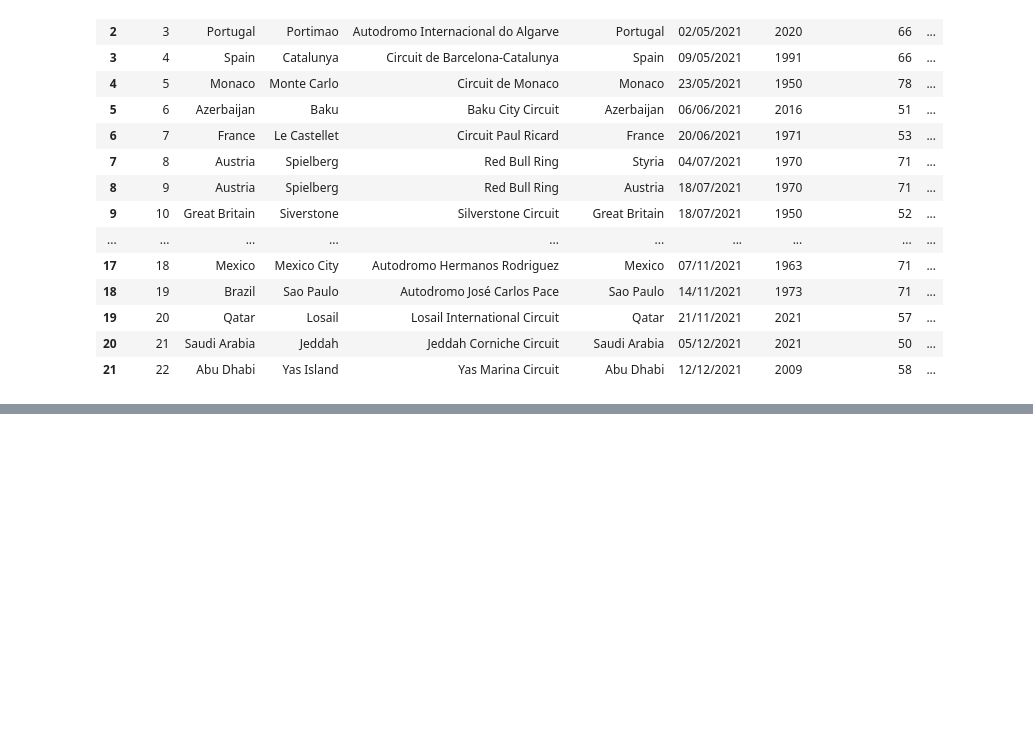
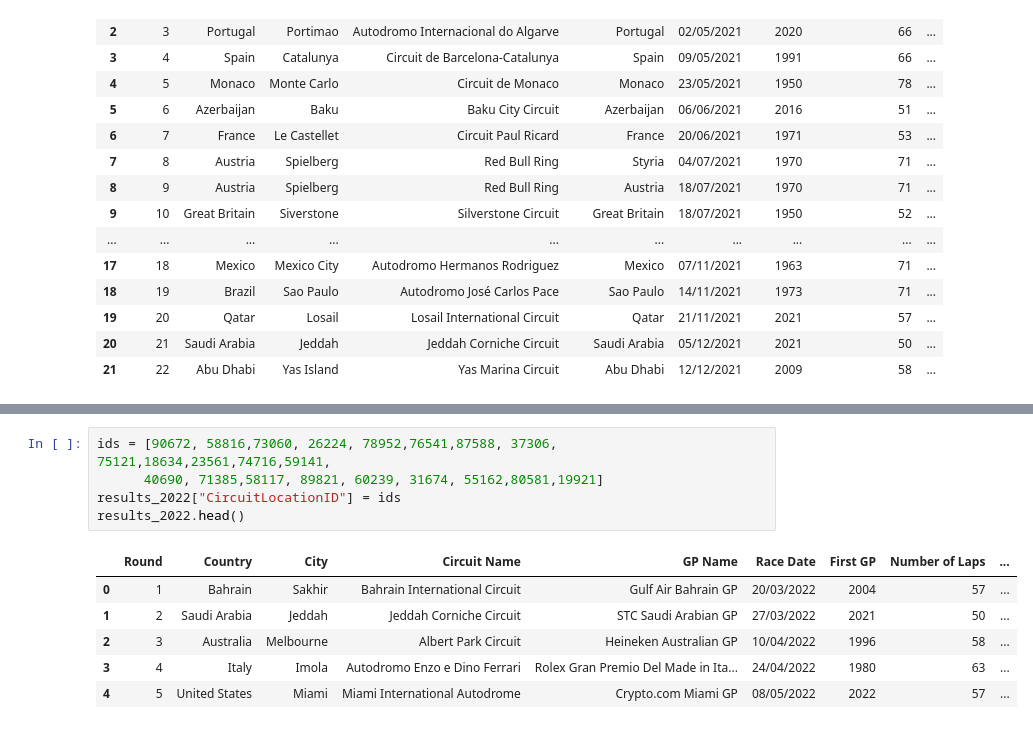
Before and after one commit to michalwietecki/f1-weather-dwh, a Jupyter notebook: results_table_creation.ipynb, the cells around one changed output, grey strips where cells are left out. Drawn from its saved outputs; the diff is of its cells as text; blank space fills up the shorter version.

```diff
--- a/results_table_creation.ipynb
+++ b/results_table_creation.ipynb
@@ -330,0 +361,12 @@ ids = [90672,26224, 68059,76541,87588,37306,74716, ]
+# %%
+ids = [90672, 58816,73060, 26224, 78952,76541,87588, 37306, 75121,18634,23561,74716,59141,
+      40690, 71385,58117, 89821, 60239, 31674, 55162,80581,19921]
+results_2022["CircuitLocationID"] = ids
+results_2022.head()
+# %% [output]
+|  | Round | Country | City | Circuit Name | GP Name | Race Date | First GP | Number of Laps | ... |
+| 0 | 1 | Bahrain | Sakhir | Bahrain International Circuit | Gulf Air Bahrain GP | 20/03/2022 | 2004 | 57 | ... |
+| 1 | 2 | Saudi Arabia | Jeddah | Jeddah Corniche Circuit | STC Saudi Arabian GP | 27/03/2022 | 2021 | 50 | ... |
+| 2 | 3 | Australia | Melbourne | Albert Park Circuit | Heineken Australian GP | 10/04/2022 | 1996 | 58 | ... |
+| 3 | 4 | Italy | Imola | Autodromo Enzo e Dino Ferrari | Rolex Gran Premio Del Made in Ita... | 24/04/2022 | 1980 | 63 | ... |
+| 4 | 5 | United States | Miami | Miami International Autodrome | Crypto.com Miami GP | 08/05/2022 | 2022 | 57 | ... |
```
Also changed, not shown: parts of 4 cells of this notebook, 2 other files.
